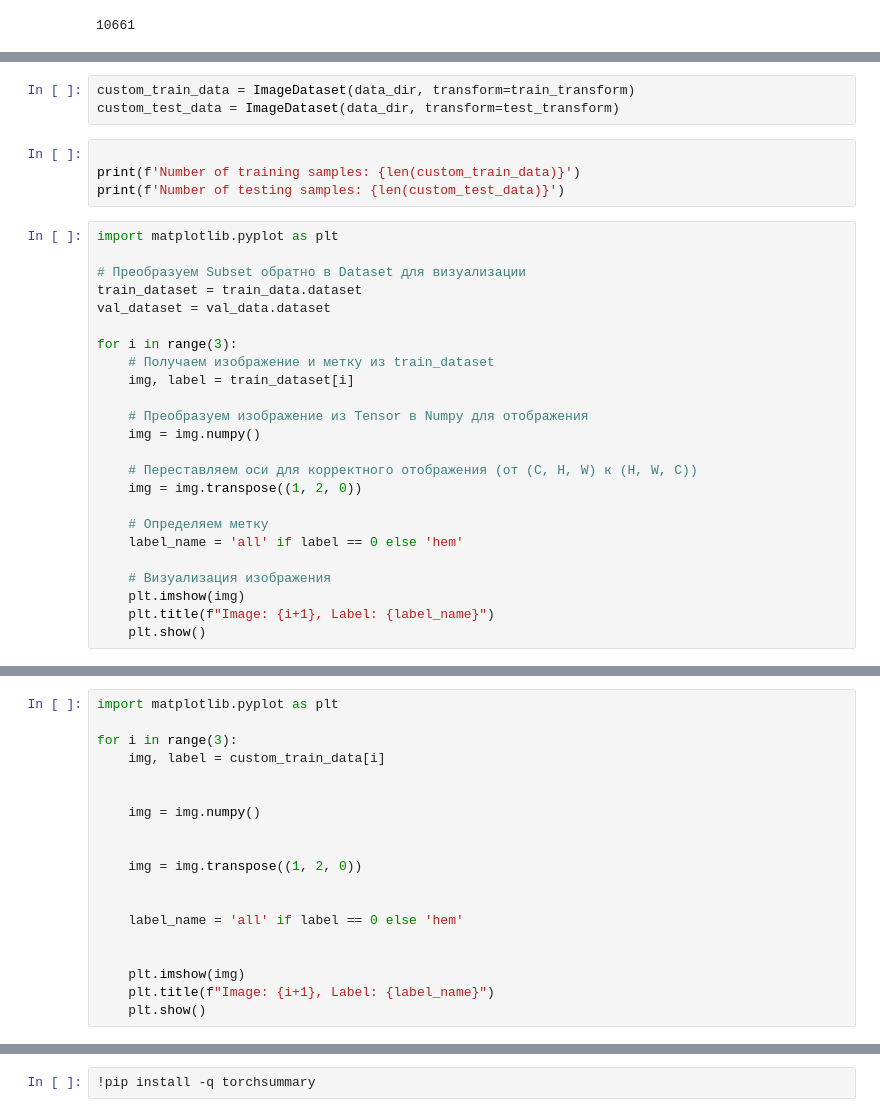
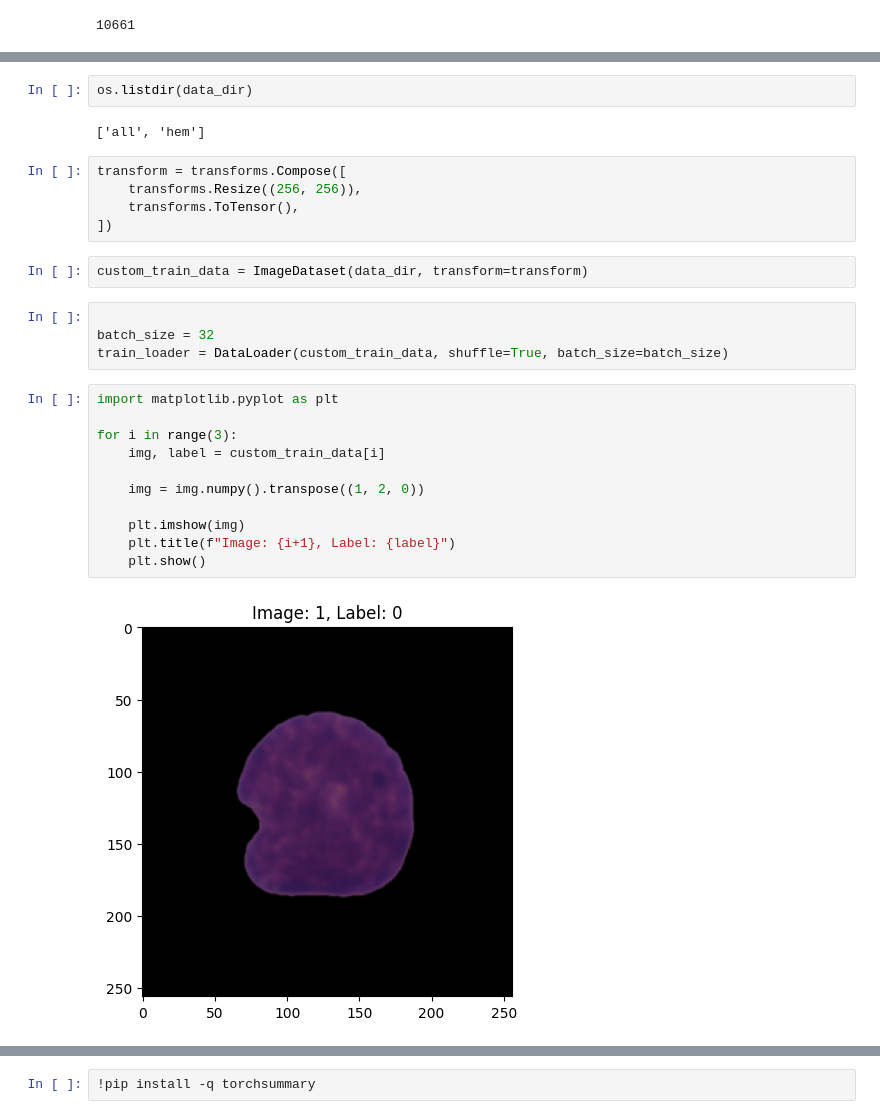
Before and after one commit to HromovAndrey/II_mood_5_part_2_practic, a Jupyter notebook: notebookac402befd2.ipynb, the cells around one changed output, grey strips where cells are left out. Saved outputs shown, nothing was run; the diff lists cells and outputs as text.

```diff
--- a/notebookac402befd2.ipynb
+++ b/notebookac402befd2.ipynb
@@ -56,31 +118,28 @@ test_transform = transforms.Compose([
+# %%
+os.listdir(data_dir)
+# %% [output]
+['all', 'hem']
+# %%
+transform = transforms.Compose([
+    transforms.Resize((256, 256)),
+    transforms.ToTensor(),
+])
 # %%
-custom_train_data = ImageDataset(data_dir, transform=train_transform)
-custom_test_data = ImageDataset(data_dir, transform=test_transform)
+custom_train_data = ImageDataset(data_dir, transform=transform)
-# %%
-
-print(f'Number of training samples: {len(custom_train_data)}')
-print(f'Number of testing samples: {len(custom_test_data)}')
+# %%
+
+batch_size = 32
+train_loader = DataLoader(custom_train_data, shuffle=True, batch_size=batch_size)
 # %%
 import matplotlib.pyplot as plt
 
-# Преобразуем Subset обратно в Dataset для визуализации
-train_dataset = train_data.dataset
-val_dataset = val_data.dataset
+for i in range(3):
+    img, label = custom_train_data[i]
 
-for i in range(3):
-    # Получаем изображение и метку из train_dataset
-    img, label = train_dataset[i]
+    img = img.numpy().transpose((1, 2, 0))
 
-    # Преобразуем изображение из Tensor в Numpy для отображения
-    img = img.numpy()
-
-    # Переставляем оси для корректного отображения (от (C, H, W) к (H, W, C))
-    img = img.transpose((1, 2, 0))
-
-    # Определяем метку
-    label_name = 'all' if label == 0 else 'hem'
-
-    # Визуализация изображения
     plt.imshow(img)
-    plt.title(f"Image: {i+1}, Label: {label_name}")
+    plt.title(f"Image: {i+1}, Label: {label}")
     plt.show()
+# %% [output]
+[figure, added]
@@ -87,22 +148,3 @@ for i in range(3):
-# %%
-import matplotlib.pyplot as plt
-
-for i in range(3):
-    img, label = custom_train_data[i]
-
-
-    img = img.numpy()
-
-
-    img = img.transpose((1, 2, 0))
-
-
-    label_name = 'all' if label == 0 else 'hem'
-
-
-    plt.imshow(img)
-    plt.title(f"Image: {i+1}, Label: {label_name}")
-    plt.show()
 # %%
 import numpy as np
 from torch import nn
```
Also changed, not shown: parts of 12 cells of this notebook.
